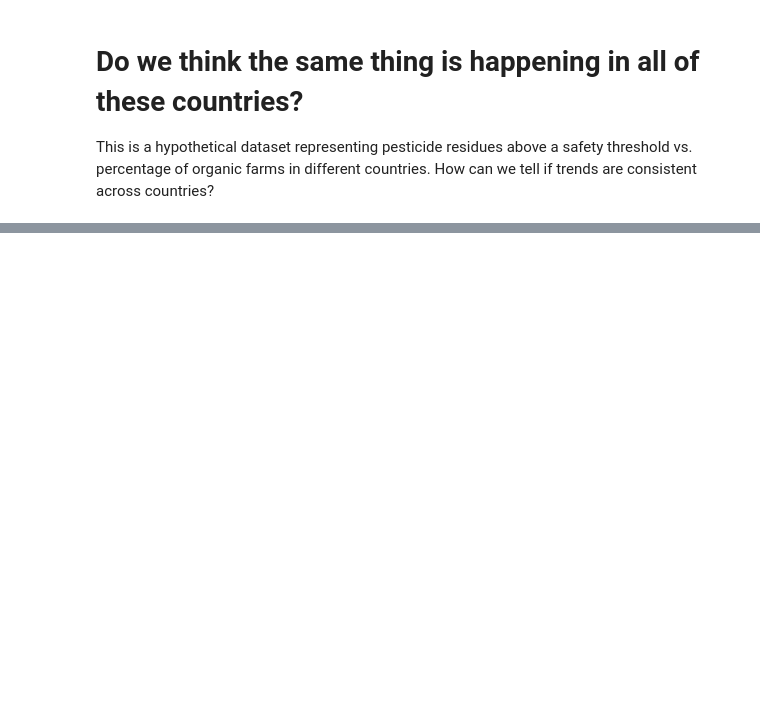
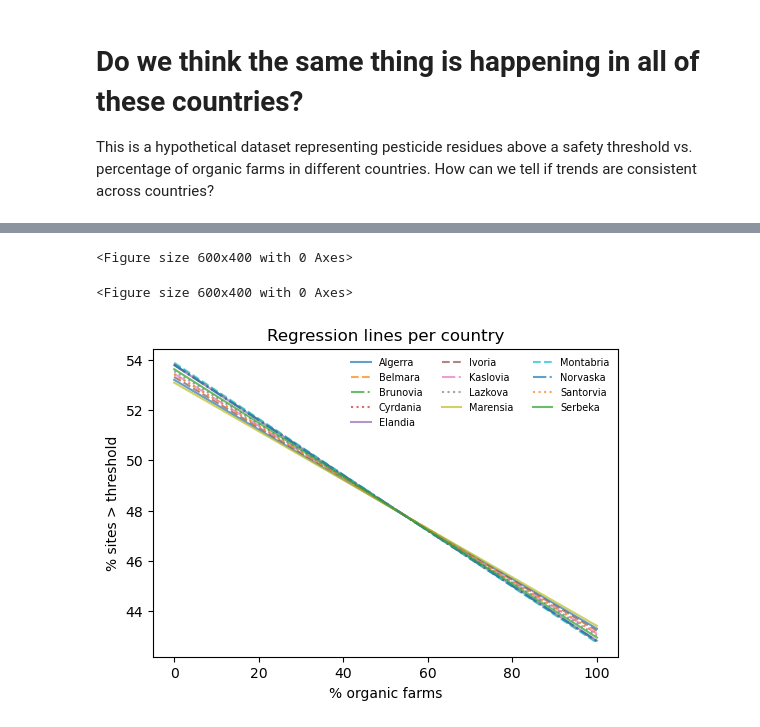
Before and after one commit to mcschuman/DSA101, a Jupyter notebook: exercise1/Are they the same.ipynb, the cells around one changed output, grey strips where cells are left out. Cells and saved outputs as stored; diff of their text form; code cells hidden in the pictures; blank space fills up the shorter version.

Commit message:
Update Are they the same.ipynb
Completed Week 7 exercise 1 — regression and comparison of pesticide data

```diff
--- a/exercise1/Are they the same.ipynb
+++ b/exercise1/Are they the same.ipynb
@@ -21,0 +36,18 @@ for file in Path('.').glob("*.csv"):
+# %%
+import itertools
+plt.figure(figsize=(6,4))
+x_ref = np.linspace(0, 100, 100)
+for file, style in zip(Path('.').glob('*.csv'), itertools.cycle(['-','--','-.',':'])):
+    df = pd.read_csv(file)
+    m, b = np.polyfit(df['x'], df['y'], 1)
+    plt.plot(x_ref, m*x_ref + b, style, label=file.stem, alpha=0.7)
+
+plt.xlabel('% organic farms')
+plt.ylabel('% sites > threshold')
+plt.title('Regression lines per country')
+plt.legend(ncol=3, fontsize=7, frameon=False)
+plt.show()
+# %% [output]
+<Figure size 600x400 with 0 Axes>
+<Figure size 600x400 with 0 Axes>
+[figure, added]
```
Also changed, not shown: parts of 1 cell of this notebook.
